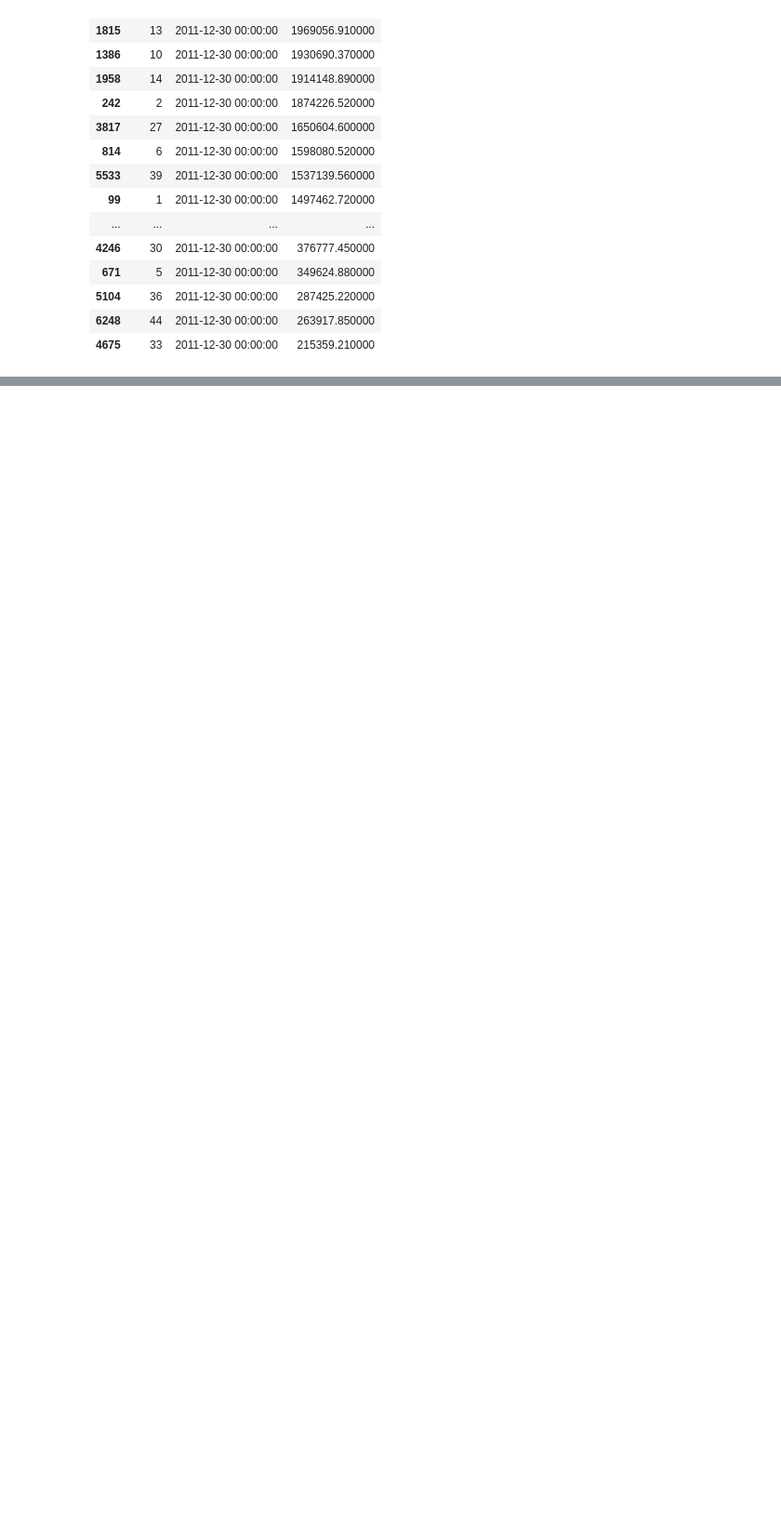
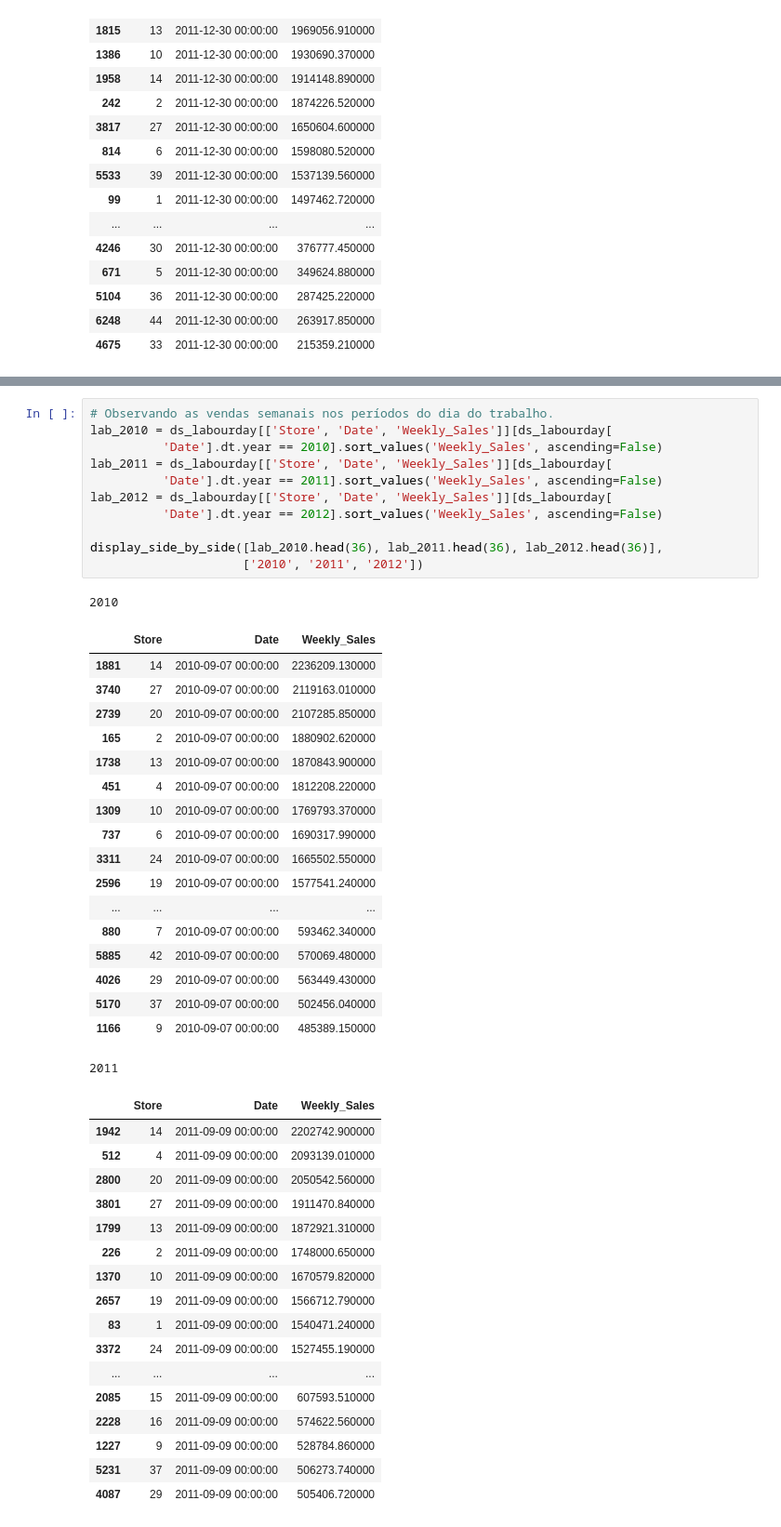
Before and after one commit to abakashi/dnc_deliverable2_walmart, a Jupyter notebook: Deliverable__2_mc_g1.ipynb, the cells around one changed output, grey strips where cells are left out. Shown: that part at 93% size. Drawn from its saved outputs; the diff is of its cells as text; blank space fills up the shorter version.

```diff
--- a/Deliverable__2_mc_g1.ipynb
+++ b/Deliverable__2_mc_g1.ipynb
@@ -333,0 +362,48 @@ thx_2010
+# %%
+# Observando as vendas semanais nos períodos do dia do trabalho.
+lab_2010 = ds_labourday[['Store', 'Date', 'Weekly_Sales']][ds_labourday[
+          'Date'].dt.year == 2010].sort_values('Weekly_Sales', ascending=False)
+lab_2011 = ds_labourday[['Store', 'Date', 'Weekly_Sales']][ds_labourday[
+          'Date'].dt.year == 2011].sort_values('Weekly_Sales', ascending=False)
+lab_2012 = ds_labourday[['Store', 'Date', 'Weekly_Sales']][ds_labourday[
+          'Date'].dt.year == 2012].sort_values('Weekly_Sales', ascending=False)
+
+display_side_by_side([lab_2010.head(36), lab_2011.head(36), lab_2012.head(36)],
+                     ['2010', '2011', '2012'])
+# %% [output]
+2010
+|  | Store | Date | Weekly_Sales |
+| 1881 | 14 | 2010-09-07 00:00:00 | 2236209.130000 |
+| 3740 | 27 | 2010-09-07 00:00:00 | 2119163.010000 |
+| 2739 | 20 | 2010-09-07 00:00:00 | 2107285.850000 |
+| 165 | 2 | 2010-09-07 00:00:00 | 1880902.620000 |
+| 1738 | 13 | 2010-09-07 00:00:00 | 1870843.900000 |
+| 451 | 4 | 2010-09-07 00:00:00 | 1812208.220000 |
+| 1309 | 10 | 2010-09-07 00:00:00 | 1769793.370000 |
+| 737 | 6 | 2010-09-07 00:00:00 | 1690317.990000 |
+| 3311 | 24 | 2010-09-07 00:00:00 | 1665502.550000 |
+| 2596 | 19 | 2010-09-07 00:00:00 | 1577541.240000 |
+| ... | ... | ... | ... |
+| 880 | 7 | 2010-09-07 00:00:00 | 593462.340000 |
+| 5885 | 42 | 2010-09-07 00:00:00 | 570069.480000 |
+| 4026 | 29 | 2010-09-07 00:00:00 | 563449.430000 |
+| 5170 | 37 | 2010-09-07 00:00:00 | 502456.040000 |
+| 1166 | 9 | 2010-09-07 00:00:00 | 485389.150000 |
+2011
+|  | Store | Date | Weekly_Sales |
+| 1942 | 14 | 2011-09-09 00:00:00 | 2202742.900000 |
+| 512 | 4 | 2011-09-09 00:00:00 | 2093139.010000 |
+| 2800 | 20 | 2011-09-09 00:00:00 | 2050542.560000 |
+| 3801 | 27 | 2011-09-09 00:00:00 | 1911470.840000 |
+| 1799 | 13 | 2011-09-09 00:00:00 | 1872921.310000 |
+| 226 | 2 | 2011-09-09 00:00:00 | 1748000.650000 |
+| 1370 | 10 | 2011-09-09 00:00:00 | 1670579.820000 |
+| 2657 | 19 | 2011-09-09 00:00:00 | 1566712.790000 |
+| 83 | 1 | 2011-09-09 00:00:00 | 1540471.240000 |
+| 3372 | 24 | 2011-09-09 00:00:00 | 1527455.190000 |
+| ... | ... | ... | ... |
+| 2085 | 15 | 2011-09-09 00:00:00 | 607593.510000 |
+| 2228 | 16 | 2011-09-09 00:00:00 | 574622.560000 |
+| 1227 | 9 | 2011-09-09 00:00:00 | 528784.860000 |
+| 5231 | 37 | 2011-09-09 00:00:00 | 506273.740000 |
+| 4087 | 29 | 2011-09-09 00:00:00 | 505406.720000 |
```
Also changed, not shown: parts of 8 cells of this notebook.
